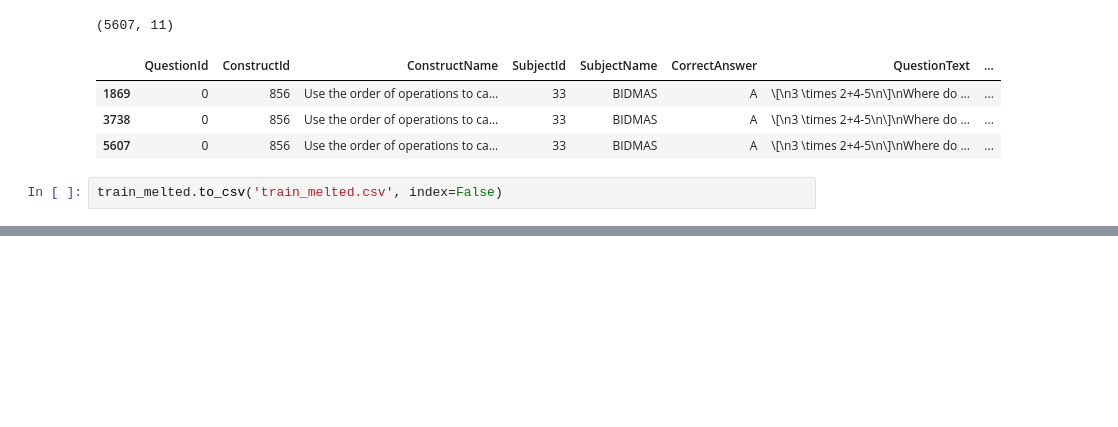
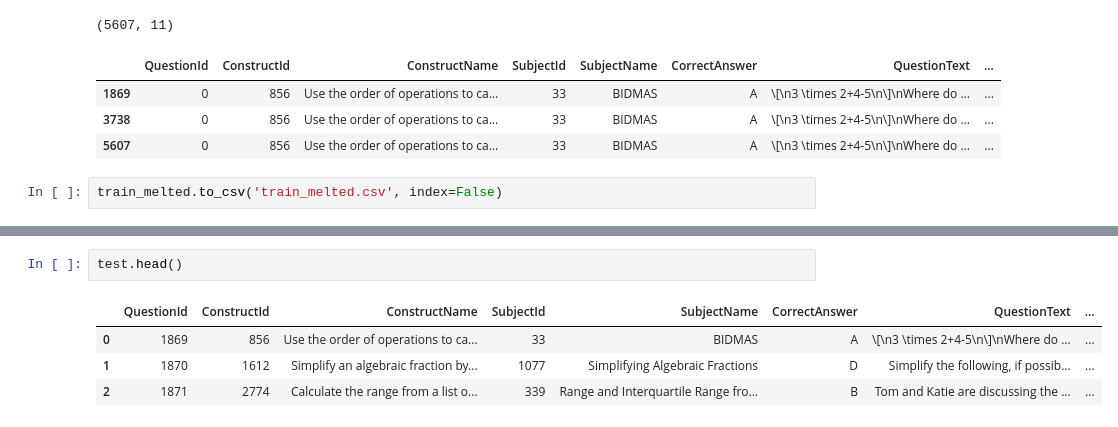
Before and after one commit to acyhuang/math-misconceptions, a Jupyter notebook: eda.ipynb, the cells around one changed output, grey strips where cells are left out. Saved outputs shown, nothing was run; the diff lists cells and outputs as text; blank space fills up the shorter version.

```diff
--- a/eda.ipynb
+++ b/eda.ipynb
@@ -147,0 +166,7 @@ test_melted.head()
+# %%
+test.head()
+# %% [output]
+|  | QuestionId | ConstructId | ConstructName | SubjectId | SubjectName | CorrectAnswer | QuestionText | ... |
+| 0 | 1869 | 856 | Use the order of operations to ca... | 33 | BIDMAS | A | \[\n3 \times 2+4-5\n\]\nWhere do ... | ... |
+| 1 | 1870 | 1612 | Simplify an algebraic fraction by... | 1077 | Simplifying Algebraic Fractions | D | Simplify the following, if possib... | ... |
+| 2 | 1871 | 2774 | Calculate the range from a list o... | 339 | Range and Interquartile Range fro... | B | Tom and Katie are discussing the ... | ... |
```
Also changed, not shown: parts of 4 cells of this notebook, 2 other files.
